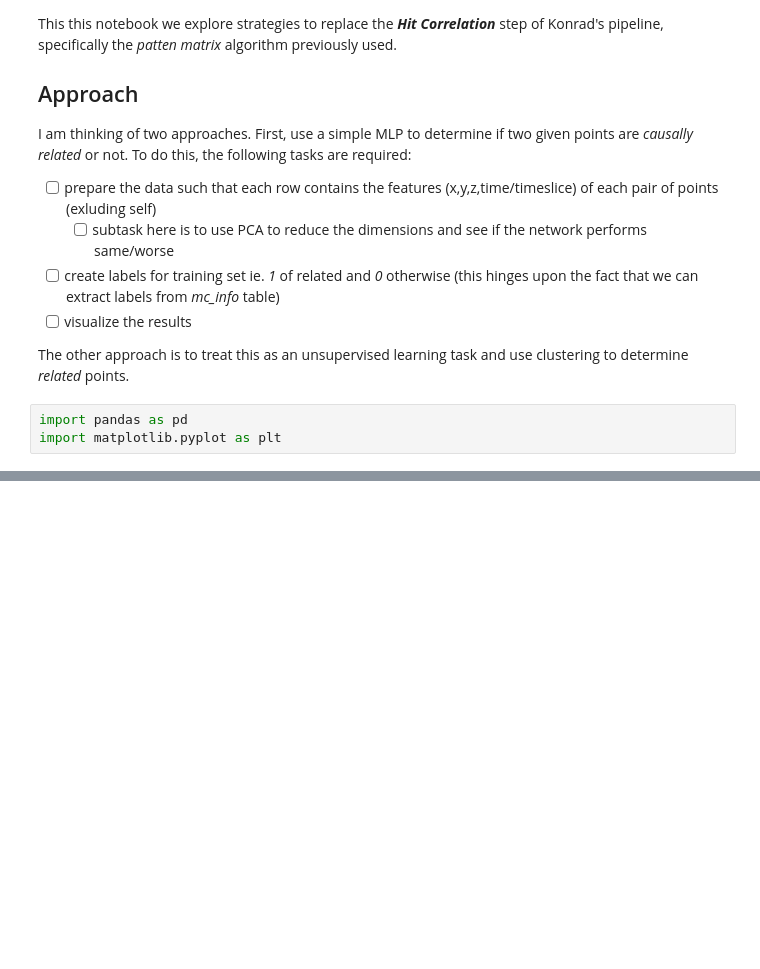
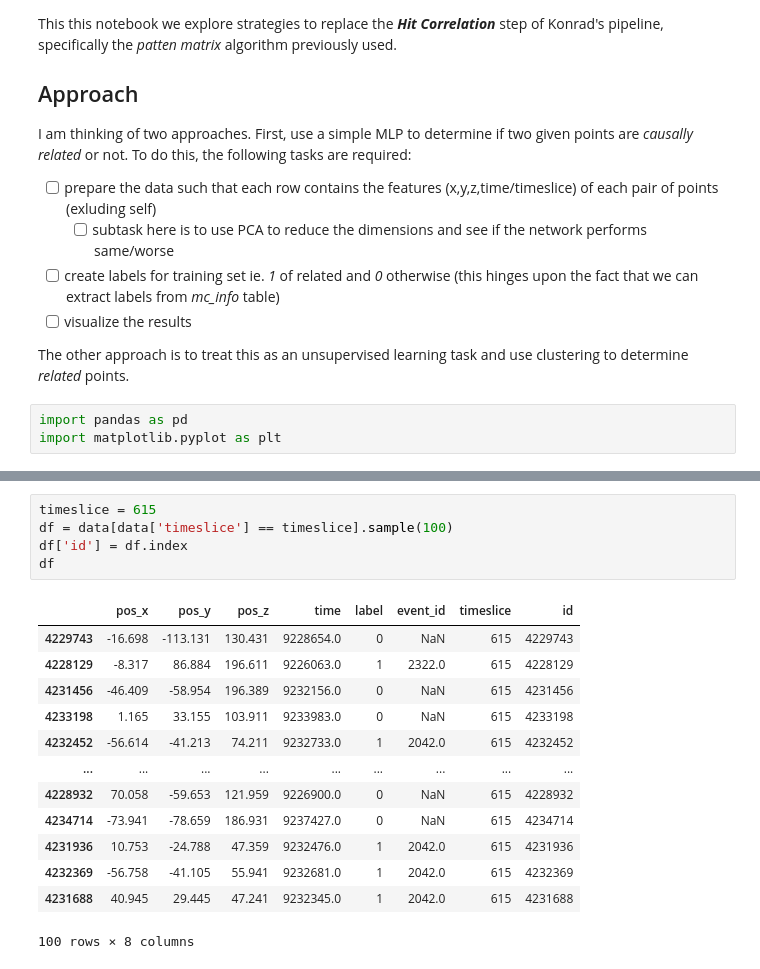
Before and after one commit to arumoy-shome/km3net, a Jupyter notebook: notebooks/pattern-matrix.ipynb, the cells around one changed output, grey strips where cells are left out. Drawn from its saved outputs; the diff is of its cells as text; blank space fills up the shorter version.

```diff
--- a/notebooks/pattern-matrix.ipynb
+++ b/notebooks/pattern-matrix.ipynb
@@ -56,0 +124,19 @@ array([-14,  14])
+# %%
+timeslice = 615
+df = data[data['timeslice'] == timeslice].sample(100)
+df['id'] = df.index
+df
+# %% [output]
+|  | pos_x | pos_y | pos_z | time | label | event_id | timeslice | id |
+| 4229743 | -16.698 | -113.131 | 130.431 | 9228654.0 | 0 | NaN | 615 | 4229743 |
+| 4228129 | -8.317 | 86.884 | 196.611 | 9226063.0 | 1 | 2322.0 | 615 | 4228129 |
+| 4231456 | -46.409 | -58.954 | 196.389 | 9232156.0 | 0 | NaN | 615 | 4231456 |
+| 4233198 | 1.165 | 33.155 | 103.911 | 9233983.0 | 0 | NaN | 615 | 4233198 |
+| 4232452 | -56.614 | -41.213 | 74.211 | 9232733.0 | 1 | 2042.0 | 615 | 4232452 |
+| ... | ... | ... | ... | ... | ... | ... | ... | ... |
+| 4228932 | 70.058 | -59.653 | 121.959 | 9226900.0 | 0 | NaN | 615 | 4228932 |
+| 4234714 | -73.941 | -78.659 | 186.931 | 9237427.0 | 0 | NaN | 615 | 4234714 |
+| 4231936 | 10.753 | -24.788 | 47.359 | 9232476.0 | 1 | 2042.0 | 615 | 4231936 |
+| 4232369 | -56.758 | -41.105 | 55.941 | 9232681.0 | 1 | 2042.0 | 615 | 4232369 |
+| 4231688 | 40.945 | 29.445 | 47.241 | 9232345.0 | 1 | 2042.0 | 615 | 4231688 |
+100 rows × 8 columns
```
Also changed, not shown: parts of 17 cells of this notebook, 1 other file.
